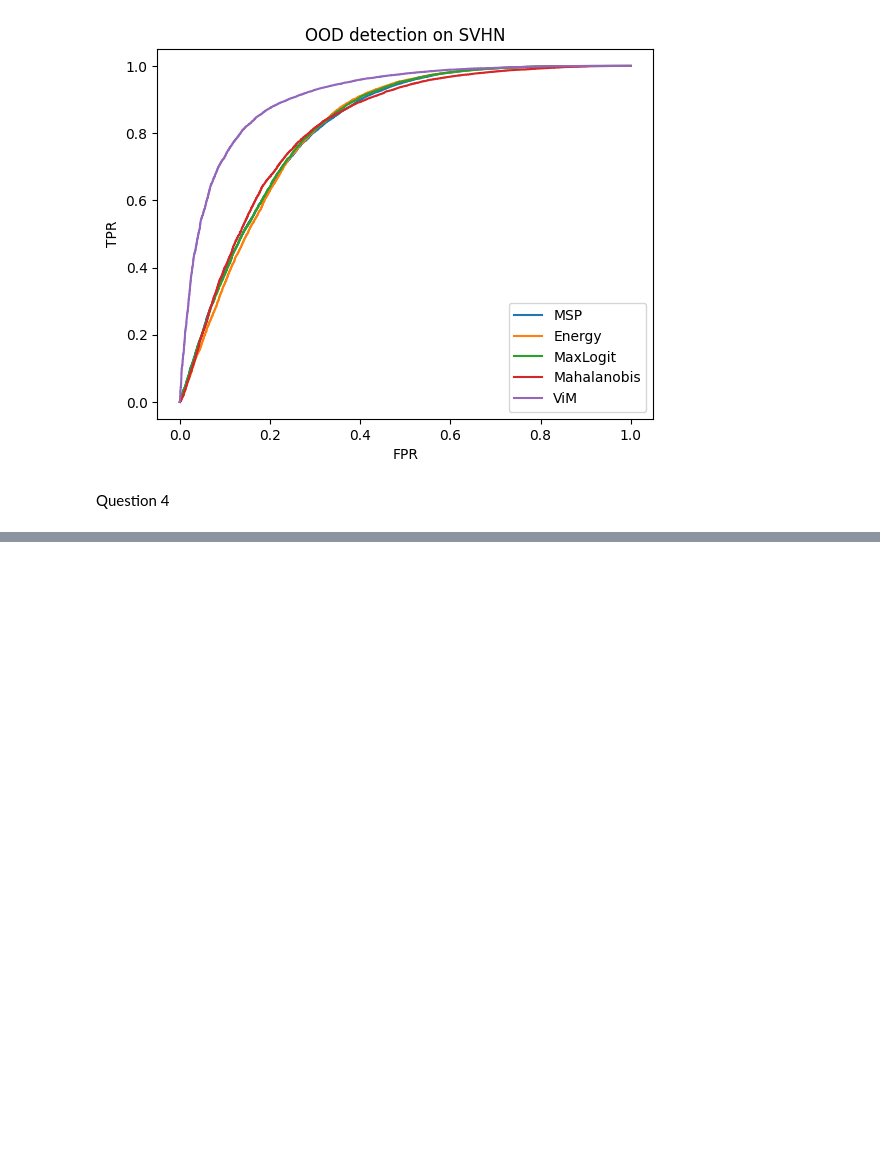
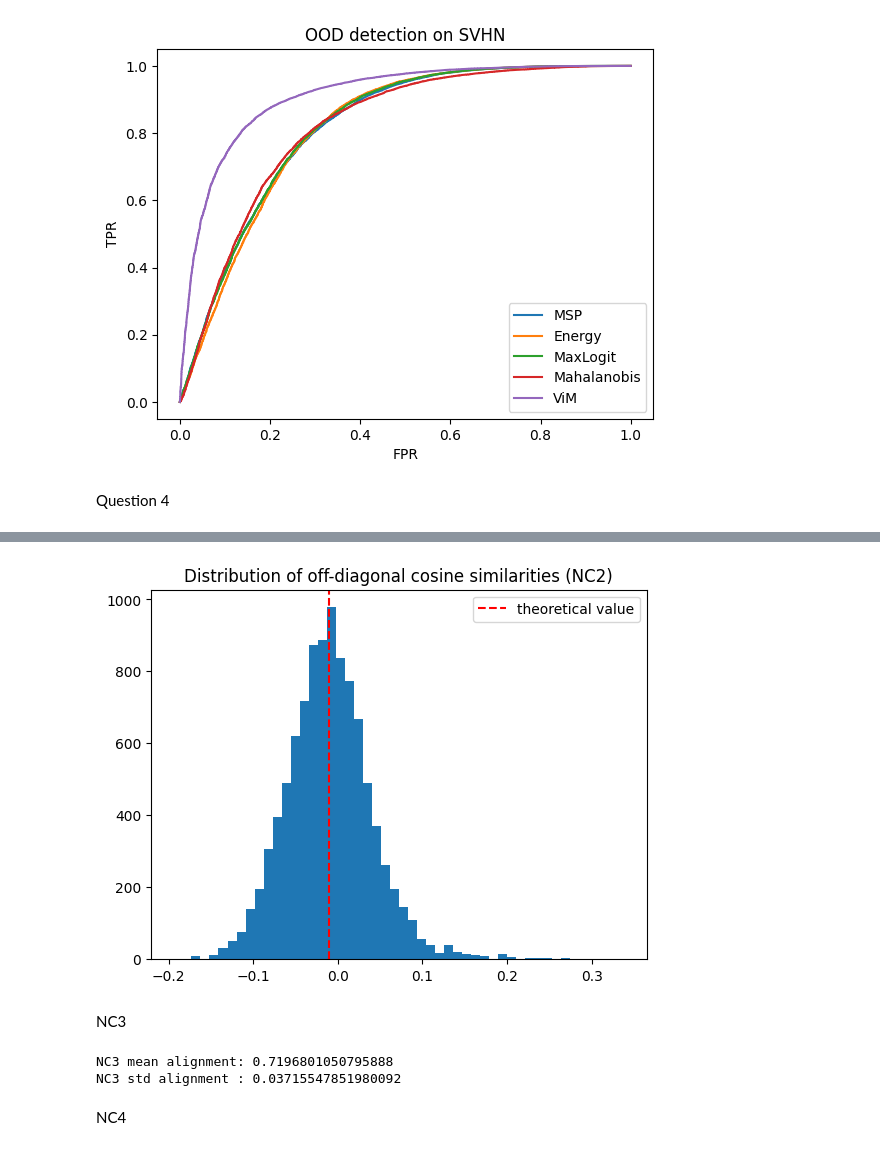
Before and after one commit to Myskdias/tp3, a Jupyter notebook: tp3.ipynb, the cells around one changed output, grey strips where cells are left out. Cells and saved outputs as stored; diff of their text form; code cells hidden in the pictures; blank space fills up the shorter version.

```diff
--- a/tp3.ipynb
+++ b/tp3.ipynb
@@ -580,0 +661,11 @@ print("NC1 (trace ratio):", nc1_ratio)
+# %%
+off_diag = cos_sim[~np.eye(cos_sim.shape[0], dtype=bool)]
+
+plt.figure()
+plt.hist(off_diag, bins=50)
+plt.axvline(-1/99, color='r', linestyle='--', label='theoretical value')
+plt.title("Distribution of off-diagonal cosine similarities (NC2)")
+plt.legend()
+plt.show()
+# %% [output]
+[figure, added]
@@ -580,0 +682,14 @@ print("NC1 (trace ratio):", nc1_ratio)
+# %% [markdown]
+NC3
+# %%
+W = model.fc.weight.detach().cpu().numpy()
+W = normalize(W)
+M = normalize(mus)
+
+alignment = np.sum(W * M, axis=1)
+
+print("NC3 mean alignment:", alignment.mean())
+print("NC3 std alignment :", alignment.std())
+# %% [output]
+NC3 mean alignment: 0.7196801050795888
+NC3 std alignment : 0.03715547851980092
@@ -580,0 +704,2 @@ print("NC1 (trace ratio):", nc1_ratio)
+# %% [markdown]
+NC4
```
Also changed, not shown: parts of 43 cells of this notebook, 1 other file.
